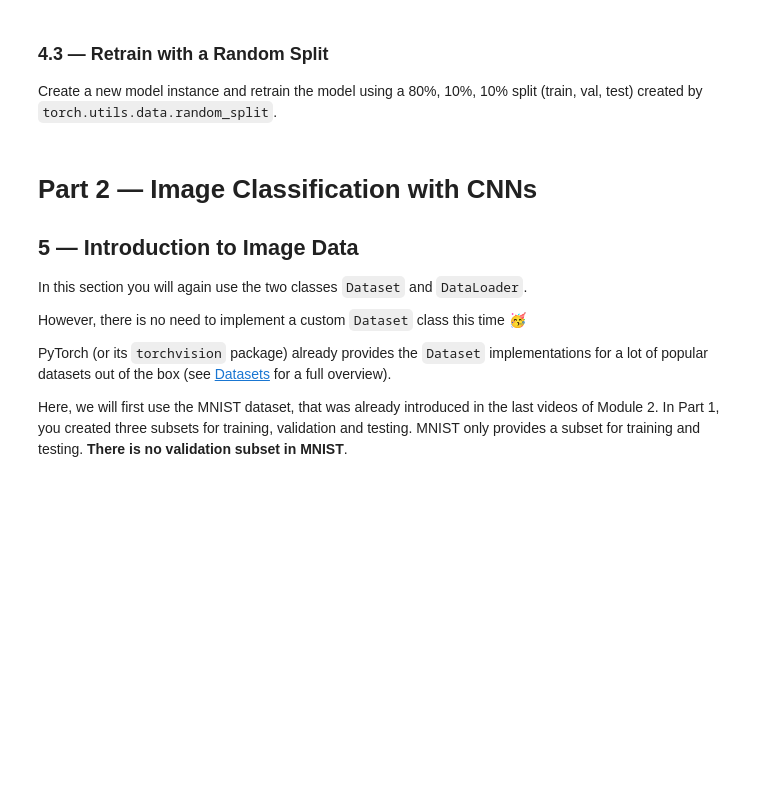
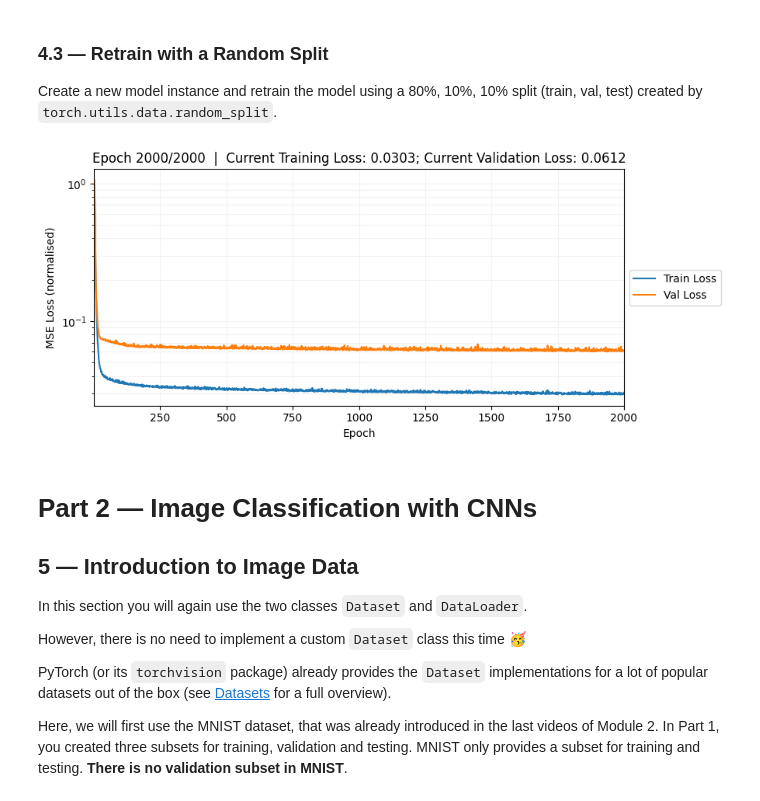
Before and after one commit to dmitryvergeles/ML_1, a Jupyter notebook: applied-machine-learning/week-02/Week2_Notebook1_Ice_Cream_Sales_and_Image_Classification.ipynb, the cells around one changed output. Drawn from its saved outputs; the diff is of its cells as text; code cells hidden in the pictures; blank space fills up the shorter version.

```diff
--- a/applied-machine-learning/week-02/Week2_Notebook1_Ice_Cream_Sales_and_Image_Classification.ipynb
+++ b/applied-machine-learning/week-02/Week2_Notebook1_Ice_Cream_Sales_and_Image_Classification.ipynb
@@ -600,9 +602,10 @@ BATCH_SIZE = 32
 
 ### START CODE HERE ###
 
-train_loader = None
-val_loader   = None
-test_loader  = None
+train_loader = DataLoader(train_set,BATCH_SIZE,shuffle=True)
+val_loader   = DataLoader(val_set,BATCH_SIZE,shuffle=False)
+test_loader  = DataLoader(test_set,BATCH_SIZE,shuffle=False)
+
 
 ### END CODE HERE ###
 # %%
@@ -627,19 +630,19 @@ for epoch in range(1, N_EPOCHS + 1):
         ### START CODE HERE ###
 
         # 1. Zero gradients
-        None
+        optimizer.zero_grad()
 
         # 2. Forward pass
-        outputs = None
+        outputs = model(features)
 
         # 3. Compute loss
-        loss = None
+        loss = loss_fn(outputs, targets)
 
         # 4. Backward pass
-        None
+        loss.backward()
 
         # 5. Update parameters
-        None
+        optimizer.step()
 
         ### END CODE HERE ###
 
@@ -658,35 +661,37 @@ for epoch in range(1, N_EPOCHS + 1):
             features, targets = training_batch
 
             ### START CODE HERE ###
 
             # Forward pass
-            outputs = None
+            outputs = model(features)
 
             # Compute loss
-            loss    = None
+            loss    = loss_fn(outputs, targets)
 
             ### END CODE HERE ###
 
             total_val_loss_during_epoch += loss.item()
 
     # Compute the mean loss by dividing by the number of batches (given by `len(val_loader)`).
     mean_val_loss_per_epoch.append(total_val_loss_during_epoch / len(val_loader))
 
     ### MONITORING: LIVE PLOT OF TRAINING & VALIDATION LOSS ###
     if epoch == 1 or epoch % PLOT_EVERY == 0:
         clear_output(wait=True)
         fig, ax = plt.subplots(figsize=(9, 4))
         ax.plot([1 + e for e in range(epoch)], mean_train_loss_per_epoch, label='Train Loss')
         ax.plot([1 + e for e in range(epoch)], mean_val_loss_per_epoch,   label='Val Loss')
         ax.grid(which='both', color='0.95')
         ax.set_xlabel('Epoch')
         ax.set_ylabel('MSE Loss (normalised)')
         ax.set_title(f'Epoch {epoch}/{N_EPOCHS}  |  Current Training Loss: {mean_train_loss_per_epoch[-1]:.4f}; Current Validation Loss: {mean_val_loss_per_epoch[-1]:.4f}')
         ax.legend(loc='center left', bbox_to_anchor=(1, 0.5))
         ax.set_yscale('log')
         ax.set_xlim(1, N_EPOCHS)
         plt.tight_layout()
         plt.show()
+# %% [output]
+[figure, added]
 # %% [markdown]
 <a name="5"></a>
 # Part 2 — Image Classification with CNNs
```
Also changed, not shown: parts of 3 cells of this notebook.
